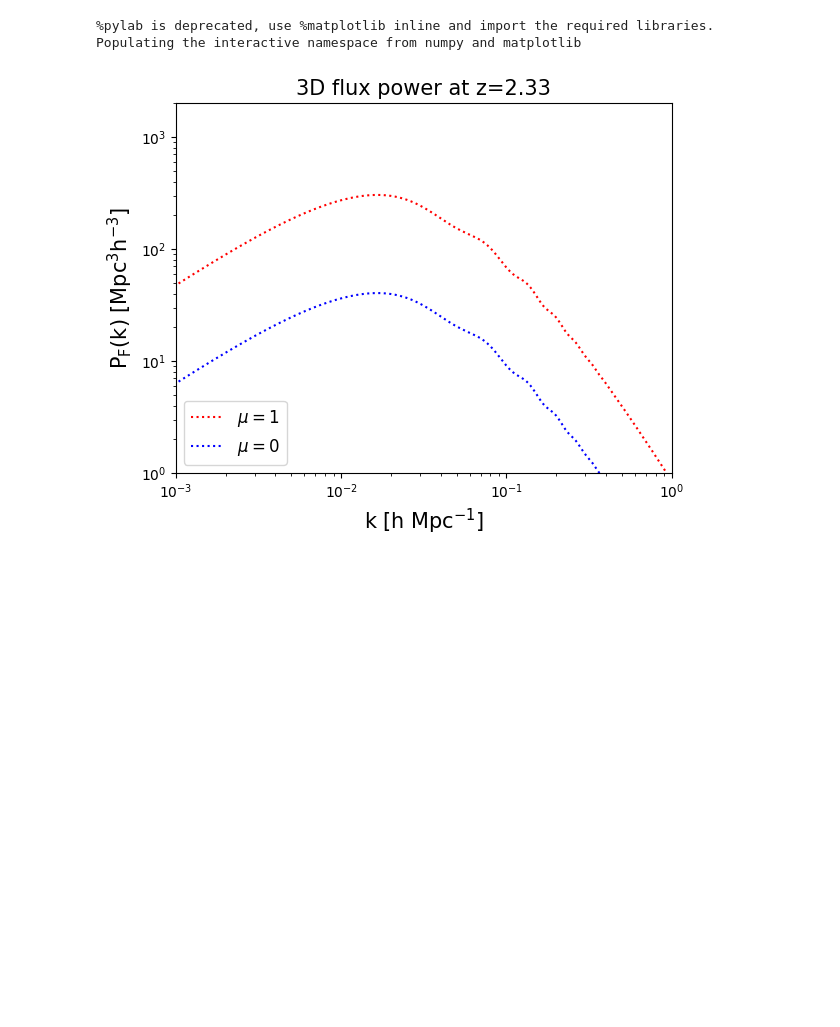
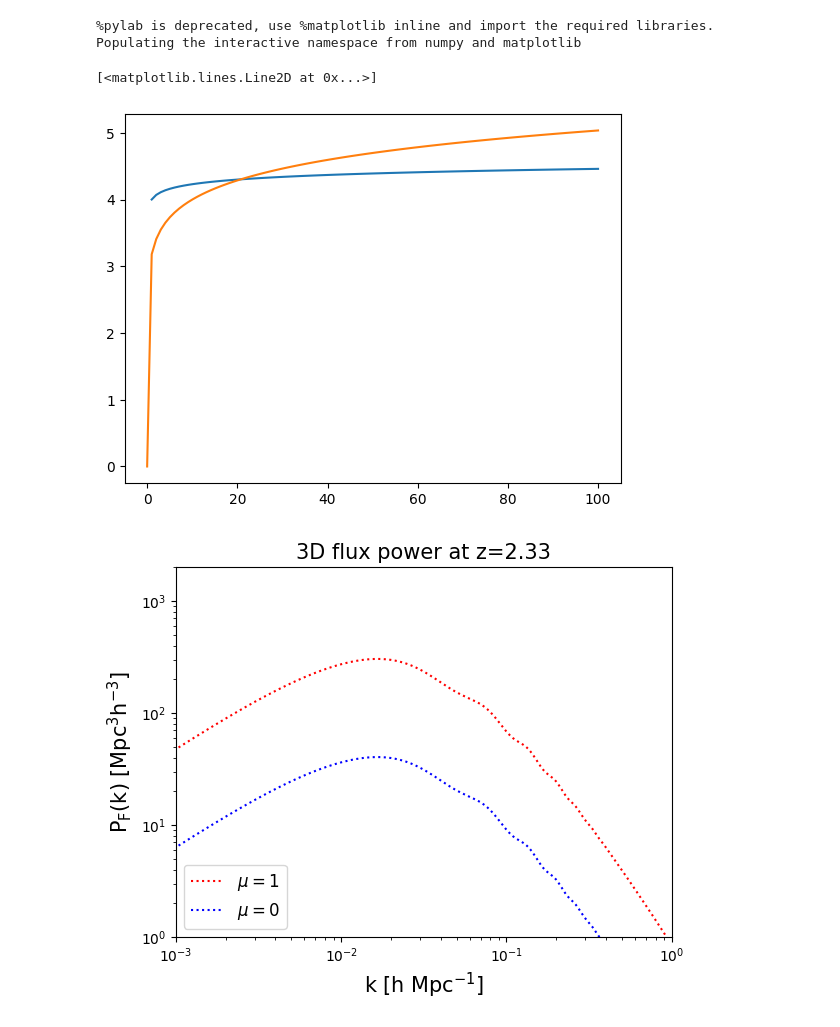
Before and after one commit to igmhub/lyaforecast, a Jupyter notebook: examples/notebooks/plot_P3D.ipynb, the cells around one changed output. Drawn from its saved outputs; the diff is of its cells as text; code cells hidden in the pictures; blank space fills up the shorter version.

```diff
--- a/examples/notebooks/plot_P3D.ipynb
+++ b/examples/notebooks/plot_P3D.ipynb
@@ -7,6 +7,15 @@ from lyaforecast.cosmoCAMB import CosmoCamb
 # %% [output]
 %pylab is deprecated, use %matplotlib inline and import the required libraries.
 Populating the interactive namespace from numpy and matplotlib
+# %%
+x = np.linspace(0,100,100)
+y = 4 + 0.1 * np.log(x)
+y1 = 4 * (x/10)**0.1
+plt.plot(x,y)
+plt.plot(x,y1)
+# %% [output]
+[<matplotlib.lines.Line2D at 0x...>]
+[figure, added]
 # %%
 cosmo = CosmoCamb('Planck18.ini',2.33)
 # %%
```
Also changed, not shown: 5 other files.
